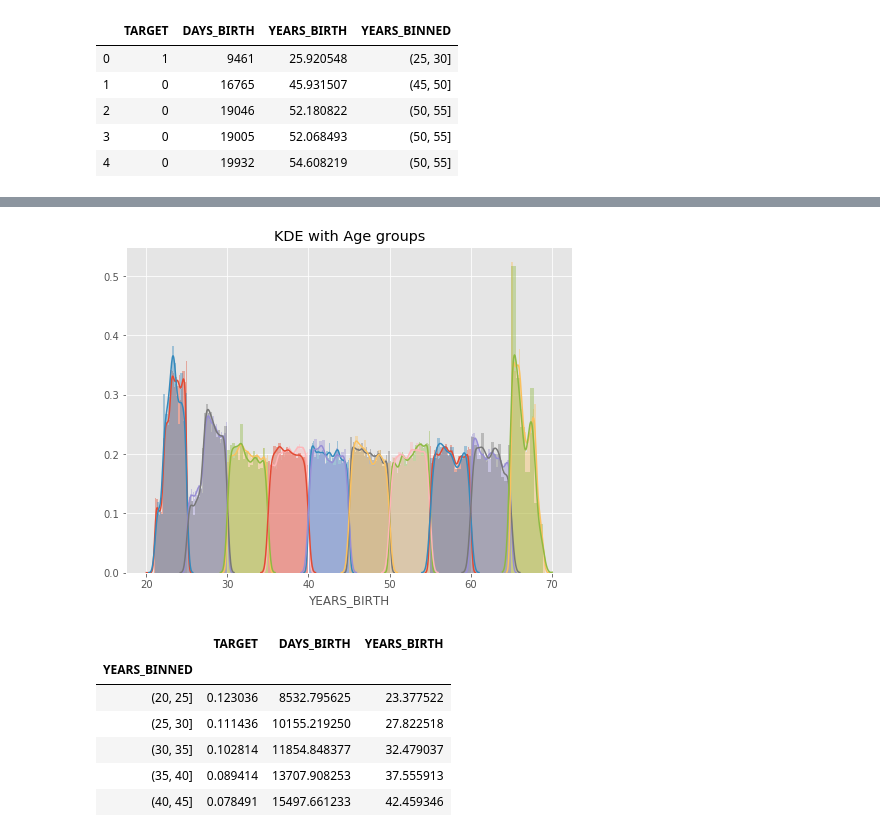
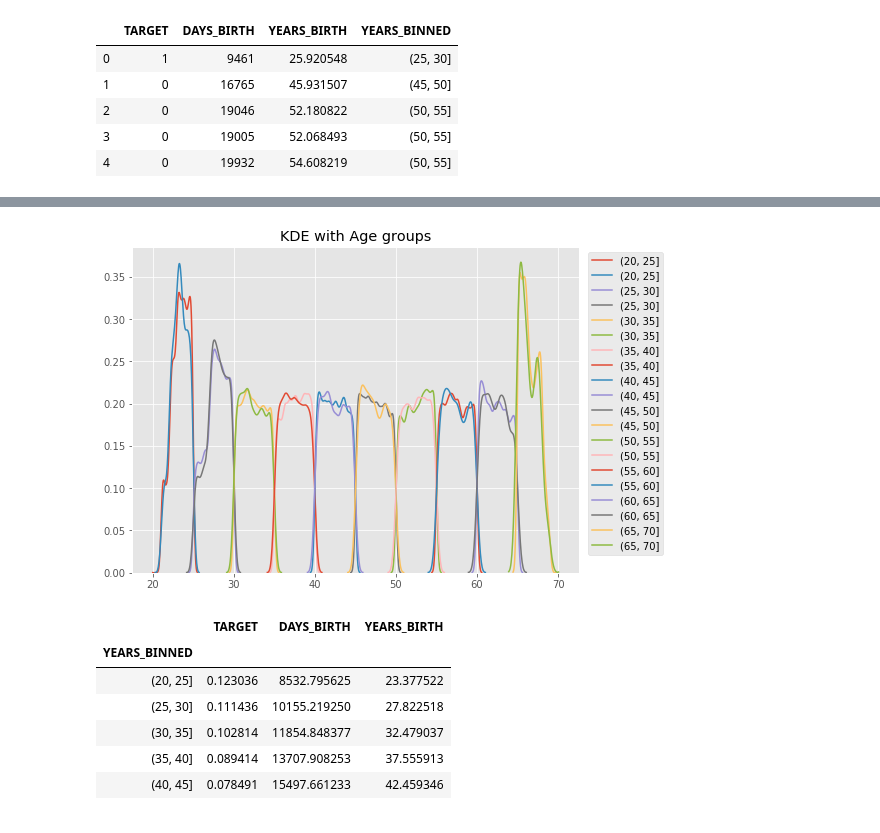
Before and after one commit to Justin900429/4th-ML100Days, a Jupyter notebook: homework/Day_016_HW.ipynb, the cells around one changed output, grey strips where cells are left out. Cells and saved outputs as stored; diff of their text form; code cells hidden in the pictures.

```diff
--- a/homework/Day_016_HW.ipynb
+++ b/homework/Day_016_HW.ipynb
@@ -82,16 +97,18 @@ year_group_sorted = age_data.groupby(["YEARS_BINNED"]).mean()
 # %%
 year_group_sorted
 plt.figure(figsize=(8,6))
 for i in range(len(year_group_sorted)):
-    sns.distplot(age_data.loc[(age_data['YEARS_BINNED'] == year_group_sorted[i]) & \
-                              (age_data['TARGET'] == 0), 'YEARS_BIRTH'], label = str(year_group_sorted[i]))
+    sns.kdeplot(age_data.loc[(age_data['YEARS_BINNED'] == year_group_sorted.index[i]) & \
+                              (age_data['TARGET'] == 0), 'YEARS_BIRTH'], label = str(year_group_sorted.index[i]))
 
-    sns.distplot(age_data.loc[(age_data['YEARS_BINNED'] == year_group_sorted[i]) & \
-                              (age_data['TARGET'] == 1), 'YEARS_BIRTH'], label = str(year_group_sorted[i]))
+    sns.kdeplot(age_data.loc[(age_data['YEARS_BINNED'] == year_group_sorted.index[i]) & \
+                              (age_data['TARGET'] == 1), 'YEARS_BIRTH'], label = str(year_group_sorted.index[i]))
+
+plt.legend(loc='upper right', bbox_to_anchor=(1.2, 1))
 plt.title('KDE with Age groups')
 plt.show()
 # %% [output]
-[figure, old version]
+[figure, new version]
 # %%
 # 計算每個年齡區間的 Target、DAYS_BIRTH與 YEARS_BIRTH 的平均值
 age_groups  = age_data.groupby('YEARS_BINNED').mean()
```
Also changed, not shown: parts of 1 cell of this notebook.
